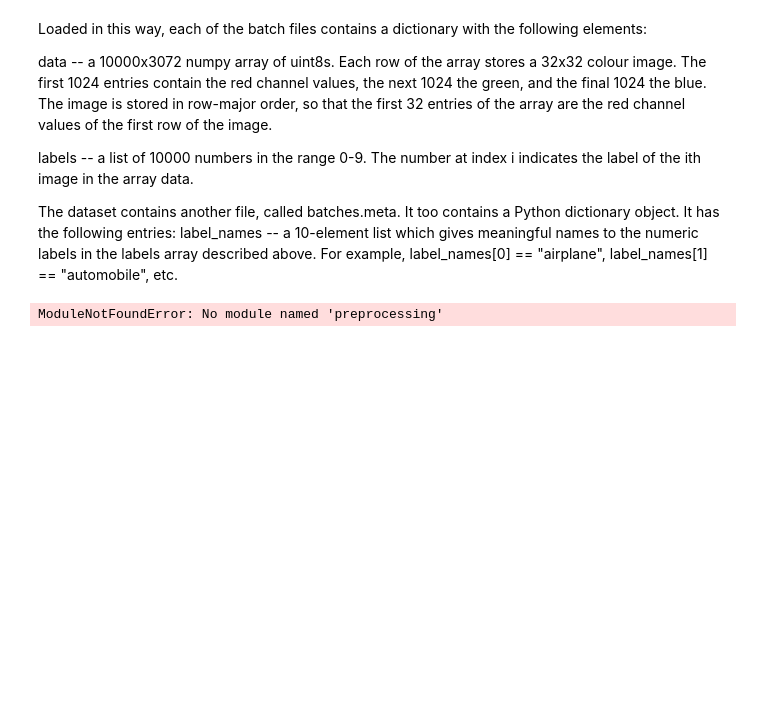
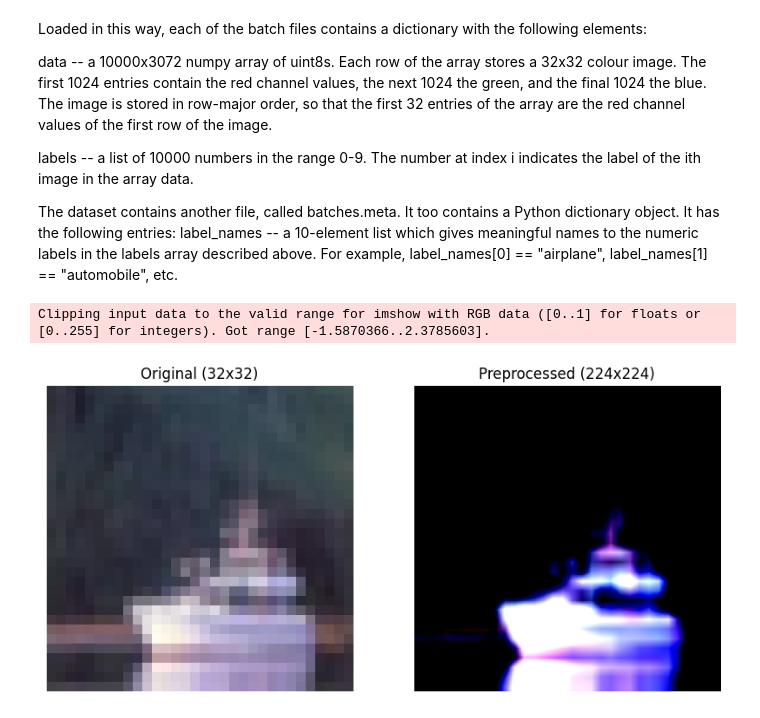
Before and after one commit to LopezJER/deepcnn4cifar, a Jupyter notebook: notebooks/data_preprocessing.ipynb, the cells around one changed output. Drawn from its saved outputs; the diff is of its cells as text; code cells hidden in the pictures; blank space fills up the shorter version.

Commit message:
Chenged preprocessing pipeline

```diff
--- a/notebooks/data_preprocessing.ipynb
+++ b/notebooks/data_preprocessing.ipynb
@@ -18,40 +18,70 @@ The dataset contains another file, called batches.meta. It too contains a Python
 label_names -- a 10-element list which gives meaningful names to the numeric labels in the labels array described above. For example, label_names[0] == "airplane", label_names[1] == "automobile", etc.
 # %%
 import os
+import sys
 import numpy as np
 import tensorflow as tf
 import matplotlib.pyplot as plt
+
+# Add the src directory to the system path
+sys.path.append(os.path.abspath("../src"))
+
+from preprocessing import preprocess_image_for_vgg16
 from preprocessing import preprocess_image_for_vgg16
 from utils import unpickle
 
 # === Constants ===
 DATA_DIR = r"D:\CIFAR-10\cifar-10-python\cifar-10-batches-py"
 TARGET_SIZE = (224, 224)
 
+# === Visualization of Preprocessing ===
 
-# Visualize Before and After Preprocessing
-batch_path = os.path.join(DATA_DIR, "data_batch_1")
-batch = unpickle(batch_path)
 
-# Get a random image and label
-images, labels = batch[b"data"], batch[b"labels"]
-random_idx = np.random.randint(0, len(images))
-raw_image = (
-    images[random_idx].reshape(3, 32, 32).transpose(1, 2, 0).astype(np.float32) / 255.0
-)
-processed_image = preprocess_image_for_vgg16(images[random_idx], TARGET_SIZE)
+def visualize_preprocessing(data_dir, target_size):
+    """
+    Visualize the preprocessing of a CIFAR-10 image:
+    - Original (32x32)
+    - Preprocessed (224x224)
 
-# Display images
-plt.figure(figsize=(10, 5))
-plt.subplot(1, 2, 1)
-plt.imshow(raw_image)
-plt.title("Original (32x32)")
-plt.axis("off")
+    Args:
+        data_dir: Path to the CIFAR-10 dataset directory.
+        target_size: Desired image size after preprocessing.
+    """
+    # Load a batch
+    batch_path = os.path.join(data_dir, "data_batch_1")
+    batch = unpickle(batch_path)
 
-plt.subplot(1, 2, 2)
-plt.imshow(processed_image)
-plt.title("Preprocessed (224x224)")
-plt.axis("off")
-plt.show()
+    # Get a random image and its label
+    images, labels = batch[b"data"], batch[b"labels"]
+    random_idx = np.random.randint(0, len(images))
+
+    # Preprocess the image
+    raw_image = (
+        images[random_idx].reshape(3, 32, 32).transpose(1, 2, 0).astype(np.float32)
+        / 255.0
+    )
+    processed_image = preprocess_image_for_vgg16(images[random_idx], target_size)
+
+    # Plot the original and preprocessed images
+    plt.figure(figsize=(10, 5))
+
+    # Original image
+    plt.subplot(1, 2, 1)
+    plt.imshow(raw_image)
+    plt.title("Original (32x32)")
+    plt.axis("off")
+
+    # Preprocessed image
+    plt.subplot(1, 2, 2)
+    plt.imshow(processed_image.numpy())  # Convert TensorFlow tensor to NumPy array
+    plt.title("Preprocessed (224x224)")
+    plt.axis("off")
+
+    plt.show()
+
+
+# Run the visualization
+visualize_preprocessing(DATA_DIR, TARGET_SIZE)
 # %% [output]
-ModuleNotFoundError: No module named 'preprocessing'
+Clipping input data to the valid range for imshow with RGB data ([0..1] for floats or [0..255] for integers). Got range [-1.5870366..2.3785603].
+[figure, added]
```
Also changed, not shown: 4 other files.
